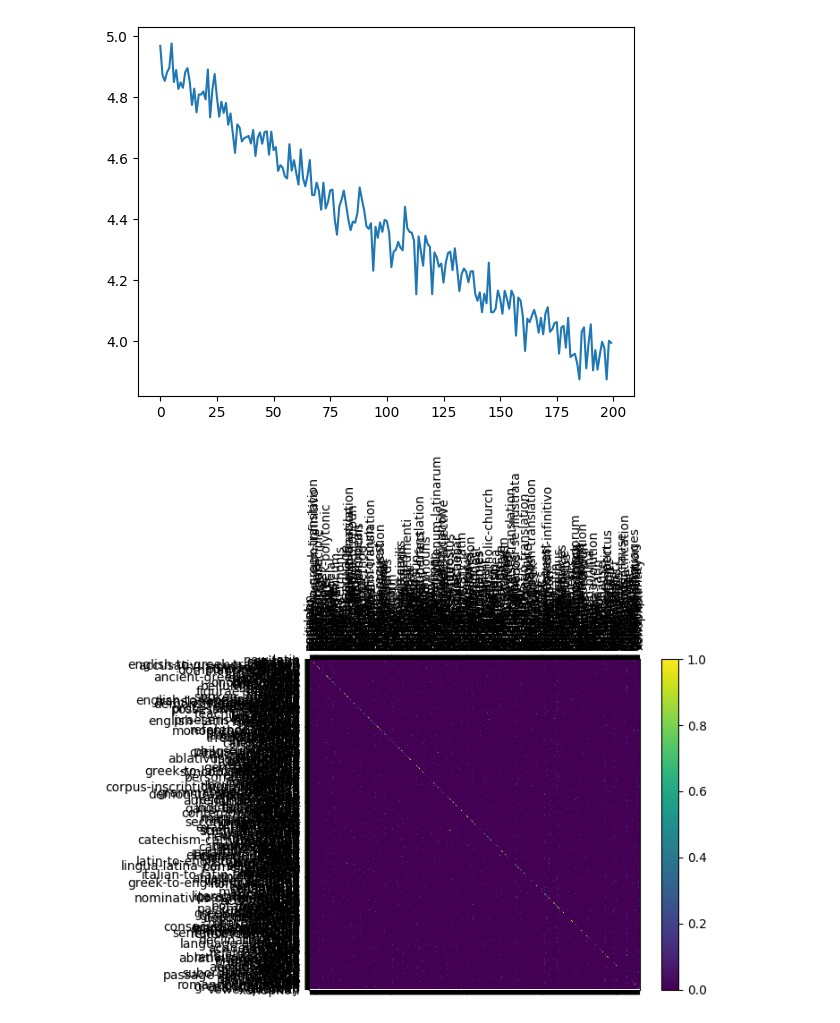
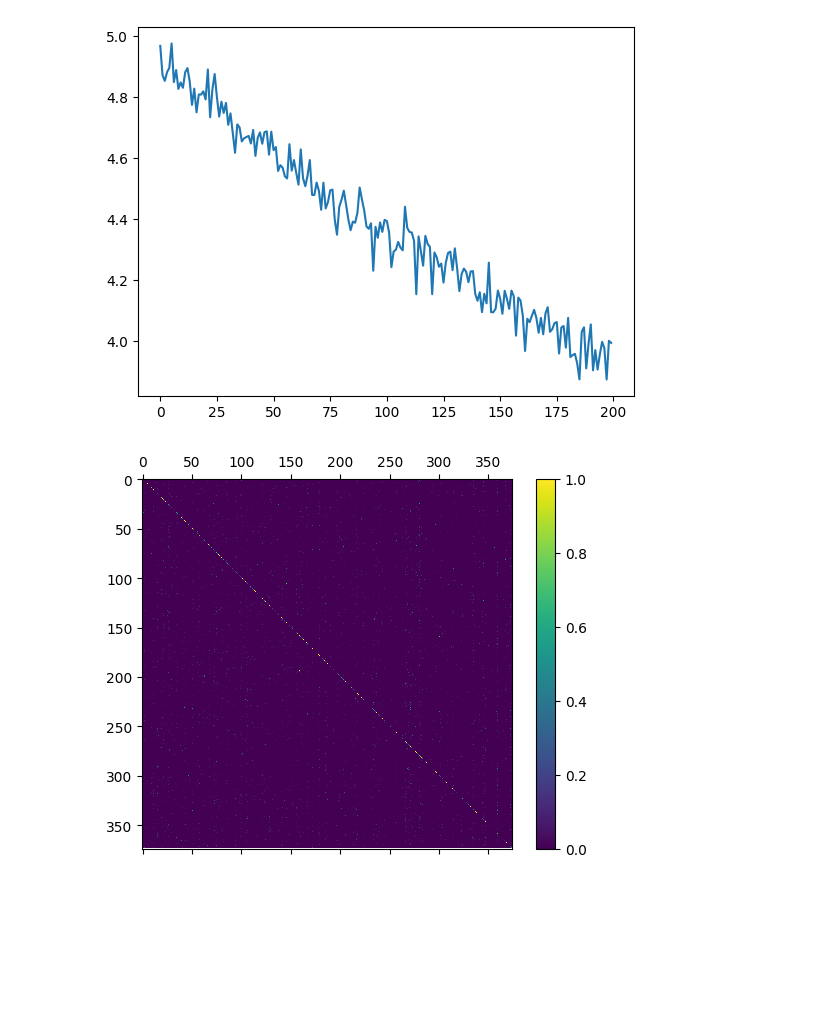
Before and after one commit to yarathealmighty/dumps, a Jupyter notebook: rnn_tags.ipynb, the cells around one changed output. Cells and saved outputs as stored; diff of their text form; code cells hidden in the pictures; blank space fills up the shorter version.

```diff
--- a/rnn_tags.ipynb
+++ b/rnn_tags.ipynb
@@ -279,39 +279,31 @@ def evaluate(question_tensor):
     hidden = rnn.initHidden()
 
     for i in range(question_tensor.size()[0]):
         output, hidden = rnn(question_tensor[i], hidden)
 
     return output
 
 # Go through a bunch of examples and record which are correctly guessed
 for i in range(n_confusion):
     category, question, category_tensor, question_tensor = randomTrainingExample()
     output = evaluate(question_tensor)
     guess, guess_i = categoryFromOutput(output)
     category_i = categories.index(category)
     confusion[category_i][guess_i] += 1
 
 # Normalize by dividing every row by its sum
 for i in range(n_categories):
     confusion[i] = confusion[i] / confusion[i].sum()
 
 # Set up plot
 fig = plt.figure()
 ax = fig.add_subplot(111)
 cax = ax.matshow(confusion.numpy())
 fig.colorbar(cax)
 
-# Set up axes
-ax.set_xticklabels([''] + categories, rotation=90)
-ax.set_yticklabels([''] + categories)
-
-# Force label at every tick
-ax.xaxis.set_major_locator(ticker.MultipleLocator(1))
-ax.yaxis.set_major_locator(ticker.MultipleLocator(1))
-
 # sphinx_gallery_thumbnail_number = 2
 plt.show()
 
 #note: sok a tag, szóval az még TODO hogy olvasható is legyen
 # %% [output]
-[figure, old version]
+[figure, new version]
```
